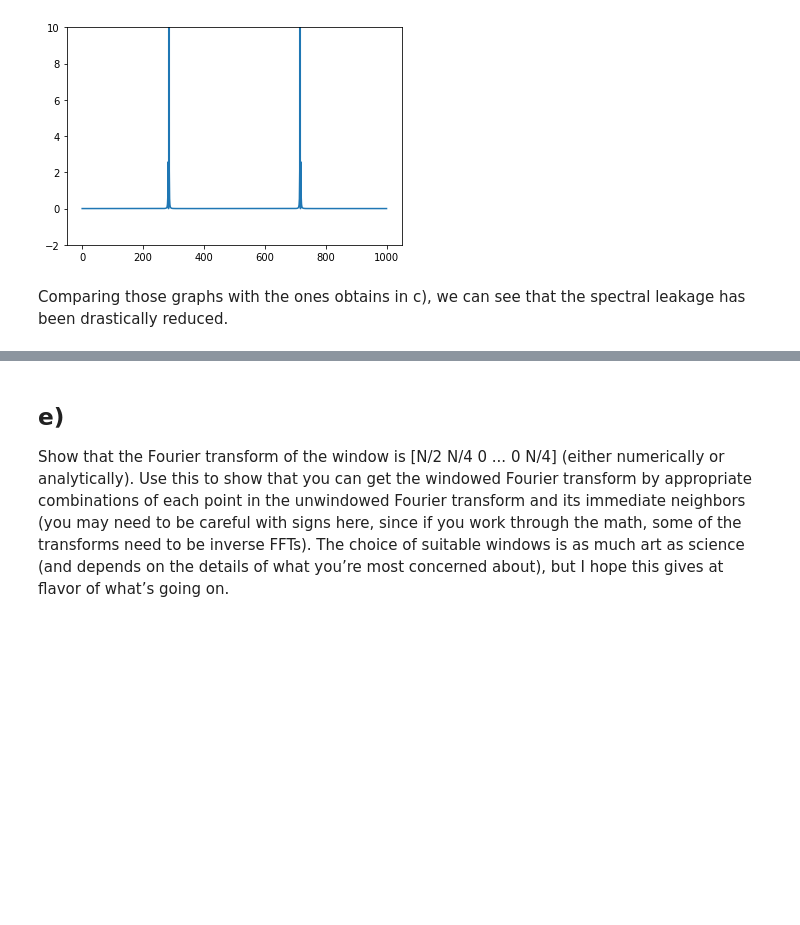
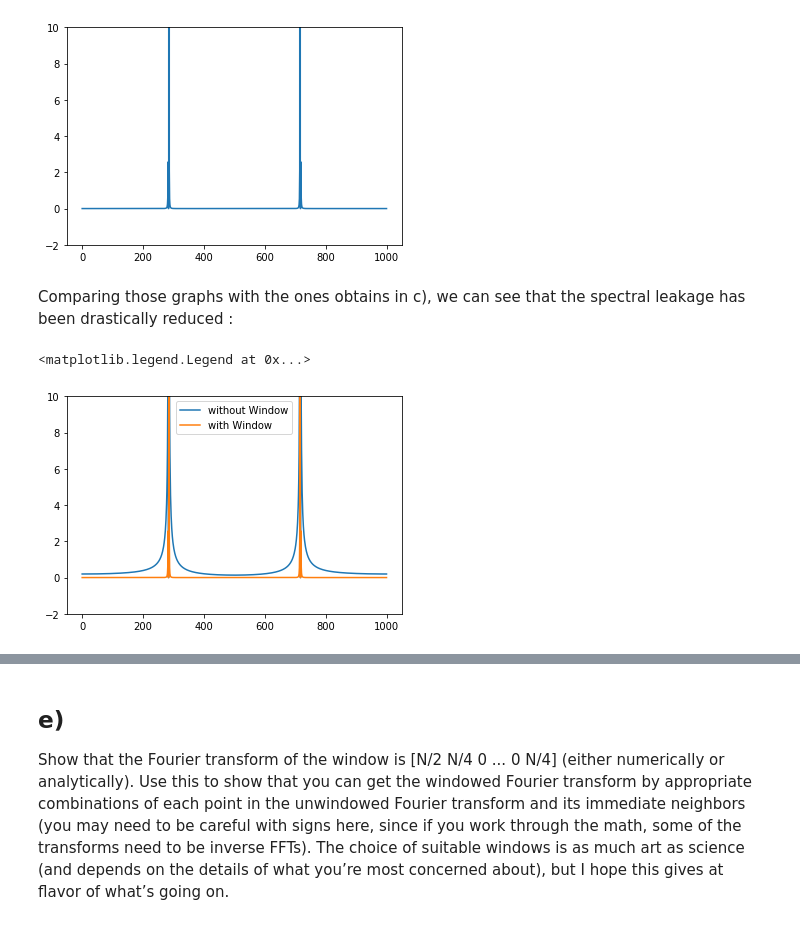
Before and after one commit to RphlFrmnt/PHYS512, a Jupyter notebook: Assign_4.ipynb, the cells around one changed output, grey strips where cells are left out. Cells and saved outputs as stored; diff of their text form; code cells hidden in the pictures; blank space fills up the shorter version.

```diff
--- a/Assign_4.ipynb
+++ b/Assign_4.ipynb
@@ -399,4 +380,21 @@ plt.ylim(-2,10)
 (-2, 10)
 [figure]
 # %% [markdown]
-Comparing those graphs with the ones obtains in c), we can see that the spectral leakage has been drastically reduced.
+Comparing those graphs with the ones obtains in c), we can see that the spectral leakage has been drastically reduced :
+# %%
+# FFT
+deltaFFT = Delta2(np.abs(FFT))
+# Computing the residual of delta vs FFT
+Res = np.abs(FFT) - deltaFFT
+plt.plot(k,Res,label="without Window")
+
+deltaw_FFT = Delta2(np.abs(w_FFT))
+# Computing the residual of delta vs FFT
+Res_w = np.abs(w_FFT) - deltaw_FFT
+plt.plot(k,Res_w,label="with Window")
+
+plt.ylim(-2,10)
+plt.legend()
+# %% [output]
+<matplotlib.legend.Legend at 0x...>
+[figure, added]
```
Also changed, not shown: parts of 13 cells of this notebook.
